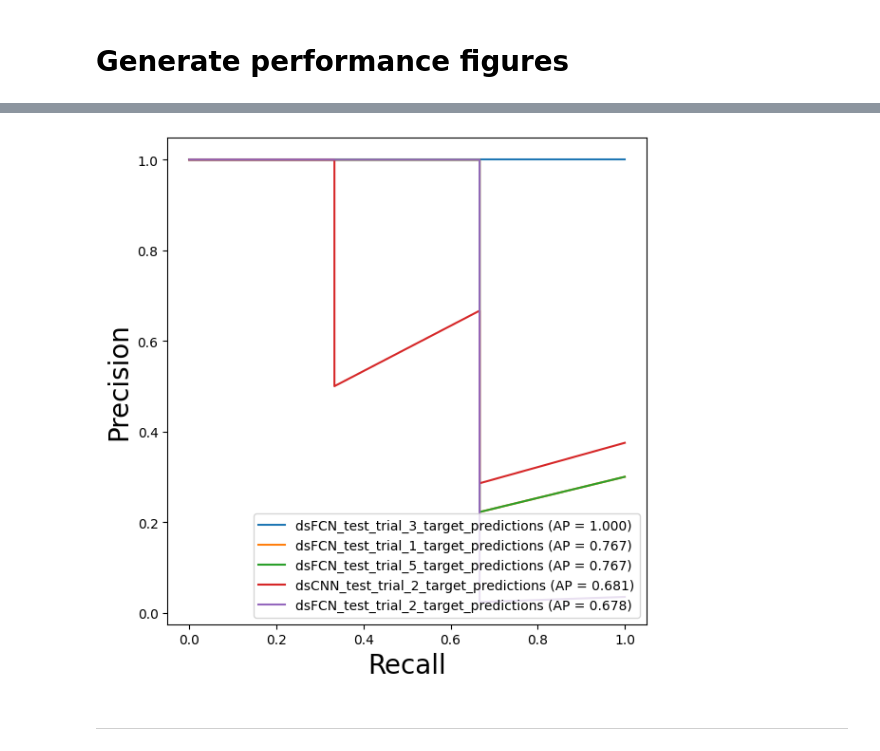
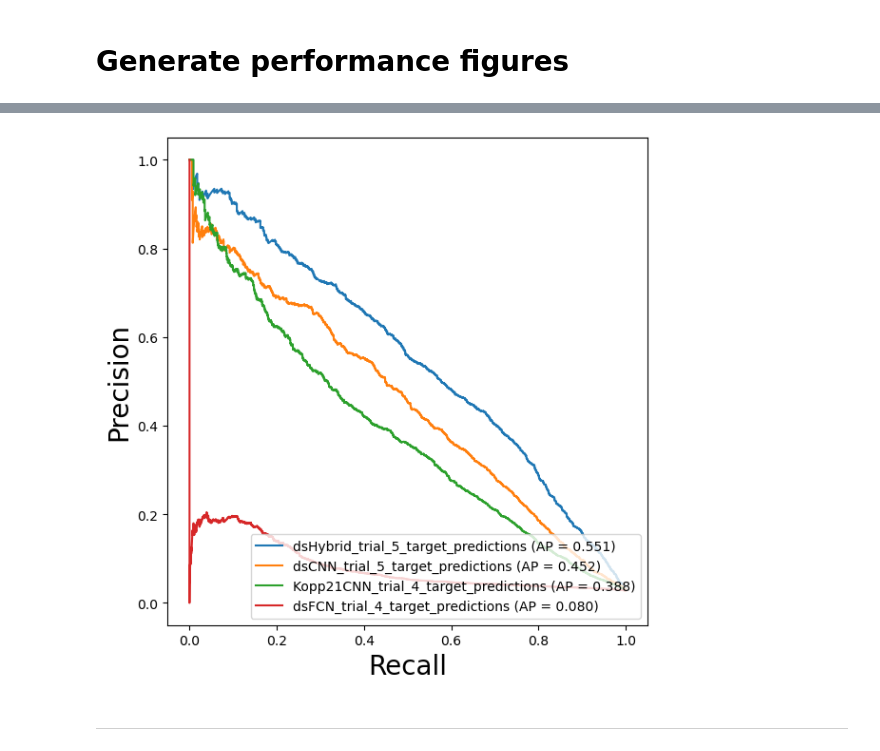
Before and after one commit to ML4GLand/EUGENe_paper, a Jupyter notebook: notebooks/kopp21/kopp21_plotting.ipynb, the cells around one changed output, grey strips where cells are left out. Cells and saved outputs as stored; diff of their text form; code cells hidden in the pictures.

Commit message:
Kopp21 trained, looking solid

```diff
--- a/notebooks/kopp21/kopp21_plotting.ipynb
+++ b/notebooks/kopp21/kopp21_plotting.ipynb
@@ -32,14 +35,14 @@ eu.settings.dataset_dir = "/cellar/users/aklie/data/eugene/kopp21"
 eu.settings.output_dir = "/cellar/users/aklie/projects/EUGENe/EUGENe_paper/output/kopp21"
 eu.settings.logging_dir = "/cellar/users/aklie/projects/EUGENe/EUGENe_paper/logs/kopp21"
 eu.settings.config_dir = "/cellar/users/aklie/projects/EUGENe/EUGENe_paper/configs/kopp21"
-figure_dir = "/cellar/users/aklie/projects/EUGENe/EUGENe_paper/figures/kopp21"
+eu.settings.figure_dir = "/cellar/users/aklie/projects/EUGENe/EUGENe_paper/figures/kopp21"
 eu.settings.verbosity = logging.ERROR
 # %% [markdown]
 # Load in the test `SeqData`(s)
 # %%
 # Load in the training data that's been predicted on
 sdata_test = eu.dl.read_h5sd(
-    filename=os.path.join(eu.settings.dataset_dir, "jund_test_processed.h5sd")
+    filename=os.path.join(eu.settings.output_dir, "test_predictions.h5sd")
 )
 sdata_test
 # %% [output]
@@ -60,15 +63,10 @@ uns: None
 model_scores = eu.pl.performance_summary(
     sdata_test,
     target="target",
-    prediction_groups=["dsFCN"] + ["dsCNN"] + ["dsRNN"] + ["dsHybrid"],
-    hue="prediction_groups",
+    prediction_groups=["Kopp21CNN"]*5 + ["dsCNN"]*5 + ["dsFCN"]*5 + ["dsHybrid"]*5,
     metrics=["accuracy", "precision", "recall", "f1", "average_precision", "roc_auc"],
     figsize=(6, 6)
 )
-
-# Identify the best model from returned model scores
-auprc_sorted = model_scores["average_precision"].sort_values(ascending=False)
-auprc_sorted.plot(kind="bar", ylabel="auPRC")
 #plt.savefig(os.path.join(figure_dir, "performance_summary.png"))
 plt.show()
 # %% [output]
@@ -77,15 +81,18 @@ Error:
+# %%
+model_scores["model_type"] = [model.split("_")[0] for model in model_scores.index]
 # %%
 # Plot the performances across species for the best model
-best_preds = auprc_sorted.index[:5]
+best_preds = model_scores.sort_values(by="average_precision", ascending=False).groupby("model_type").head(1).index
 eu.pl.auprc(
-    sdata_sub,
-    targets=["target"]*5,
+    sdata_test,
+    targets=["target"]*4,
     predictions=best_preds,
     labels=best_preds,
+    save=os.path.join(eu.settings.figure_dir, "best_model_auprc.pdf")
 )
 plt.show()
 # %% [output]
-[figure, old version]
+[figure, new version]
 # %% [markdown]
 ---
 # %% [markdown]
```
Also changed, not shown: parts of 4 cells of this notebook, 9 other files.
